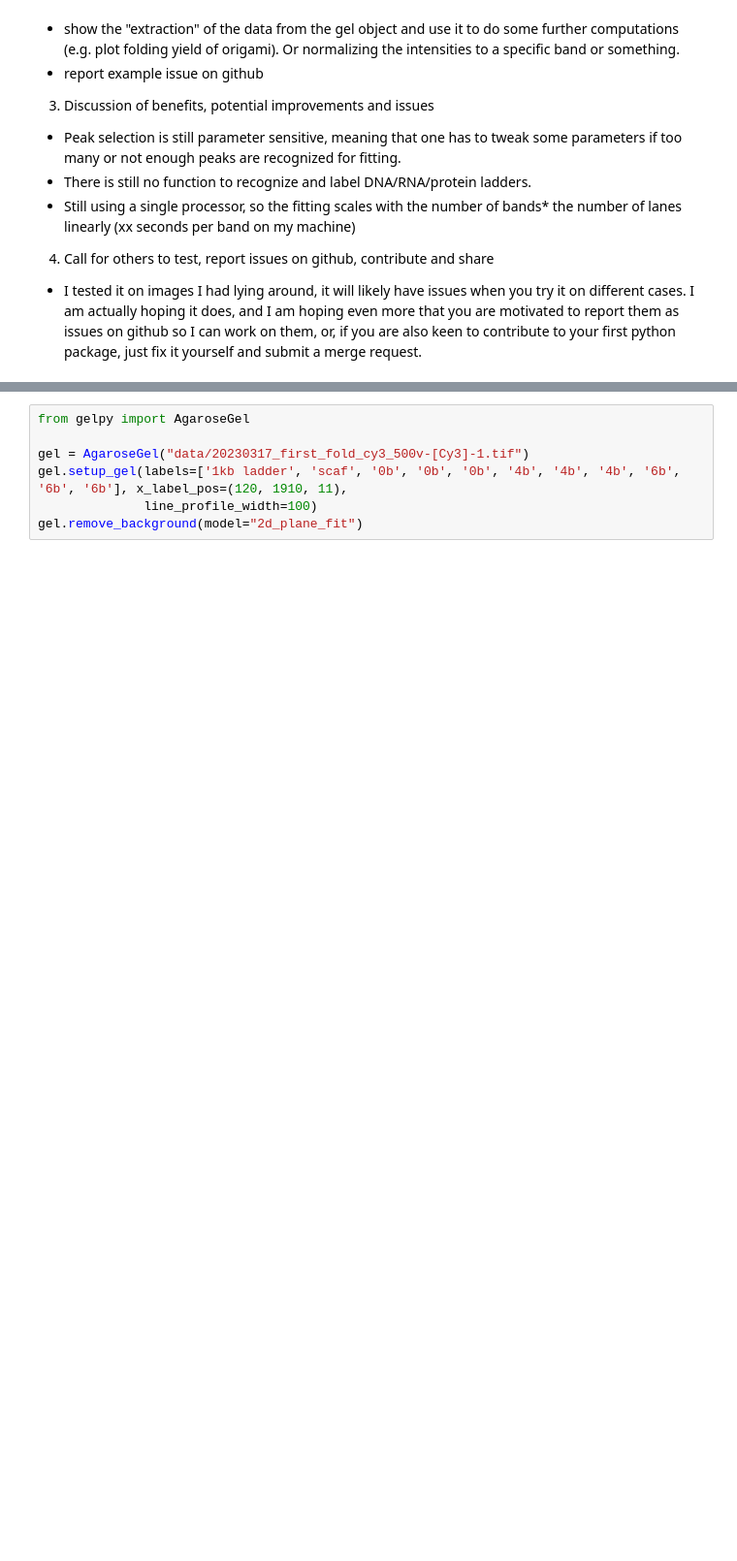
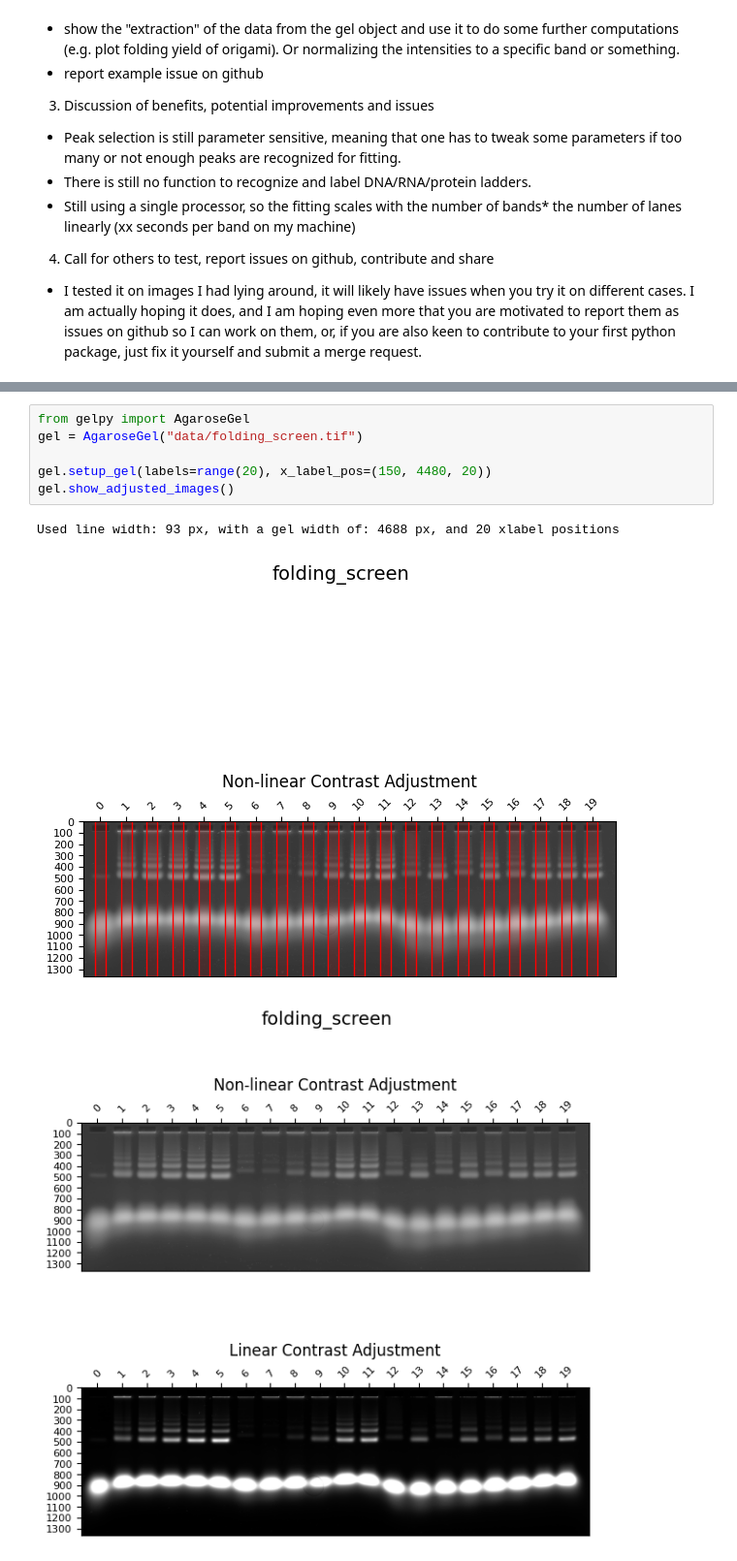
Before and after one commit to ckarfusehr/gelpy, a Jupyter notebook: examples/feature_demo.ipynb, the cells around one changed output, grey strips where cells are left out. Shown at 97% size. Saved outputs shown, nothing was run; the diff lists cells and outputs as text; blank space fills up the shorter version.

```diff
--- a/examples/feature_demo.ipynb
+++ b/examples/feature_demo.ipynb
@@ -36,7 +42,10 @@ Quantitative gel analysis has been an intricate and time-consuming task for life
 # %%
 from gelpy import AgaroseGel
+gel = AgaroseGel("data/folding_screen.tif")
 
-gel = AgaroseGel("data/20230317_first_fold_cy3_500v-[Cy3]-1.tif")
-gel.setup_gel(labels=['1kb ladder', 'scaf', '0b', '0b', '0b', '4b', '4b', '4b', '6b', '6b', '6b'], x_label_pos=(120, 1910, 11),
-              line_profile_width=100)
-gel.remove_background(model="2d_plane_fit")
+gel.setup_gel(labels=range(20), x_label_pos=(150, 4480, 20))
+gel.show_adjusted_images()
+# %% [output]
+Used line width: 93 px, with a gel width of: 4688 px, and 20 xlabel positions
+[figure, added]
+[figure, added]
```
Also changed, not shown: parts of 12 cells of this notebook, 1 other file.
